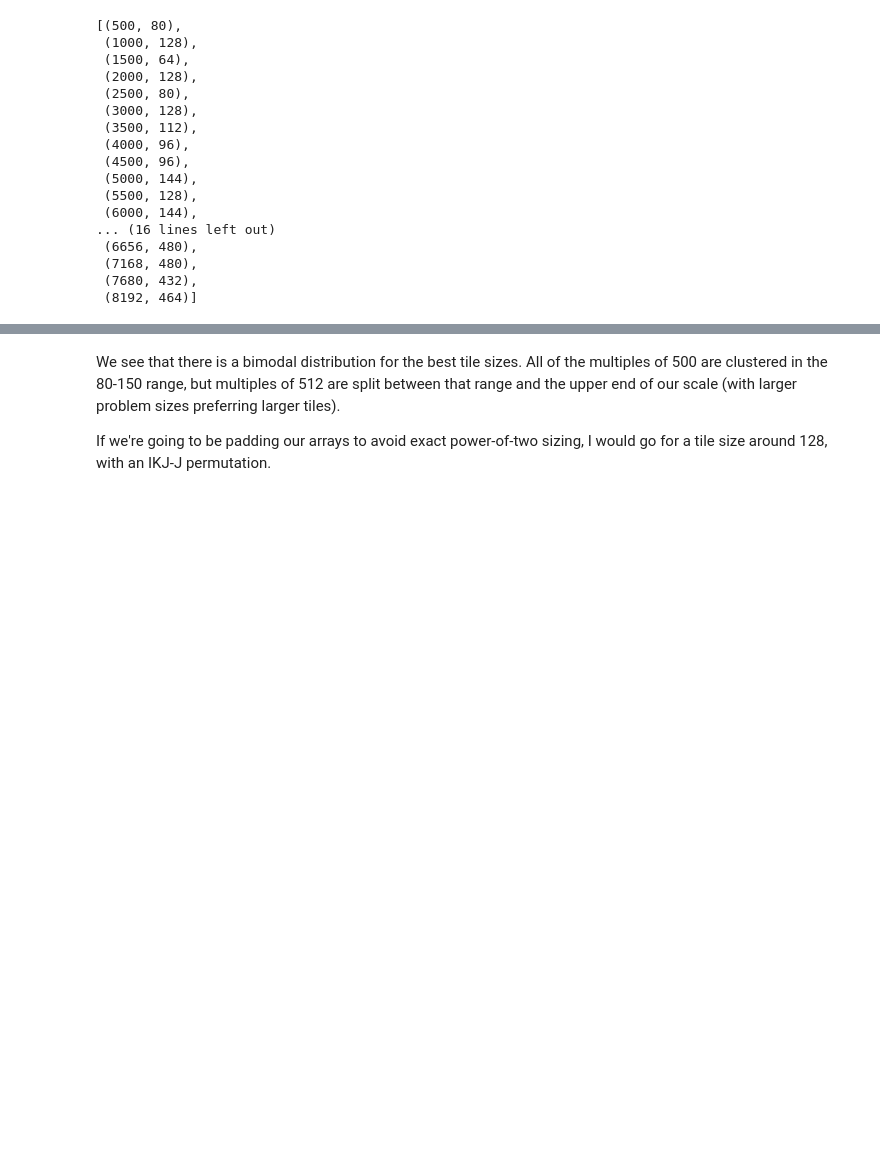
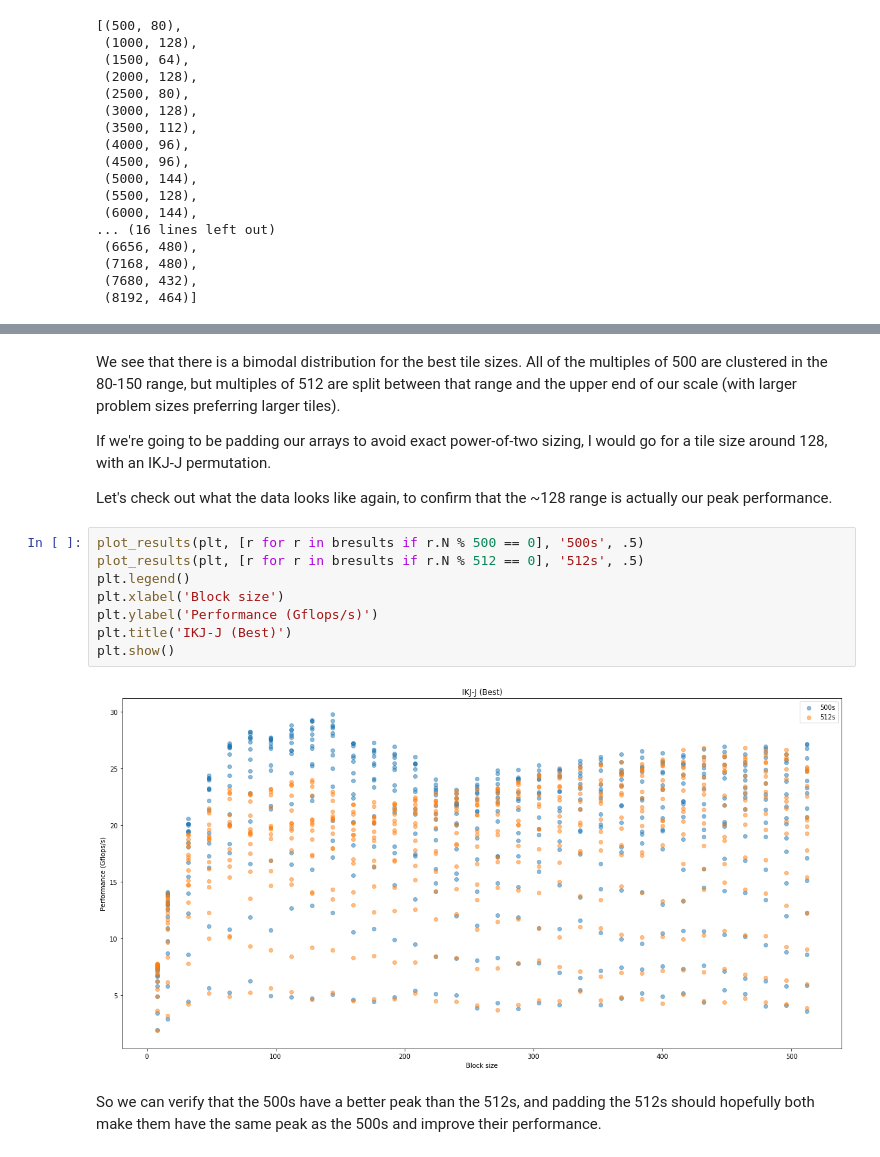
Before and after one commit to susMoose/parric-ttmm, a Jupyter notebook: results/plots_for_sanjay_12_20_2018.ipynb, the cells around one changed output, grey strips where cells are left out. Drawn from its saved outputs; the diff is of its cells as text; blank space fills up the shorter version.

Commit message:
for louis- fixed size stuff, notebook

```diff
--- a/results/plots_for_sanjay_12_20_2018.ipynb
+++ b/results/plots_for_sanjay_12_20_2018.ipynb
@@ -114,3 +116,17 @@ plt.show()
 We see that there is a bimodal distribution for the best tile sizes. All of the multiples of 500 are clustered in the 80-150 range, but multiples of 512 are split between that range and the upper end of our scale (with larger problem sizes preferring larger tiles).
 
 If we're going to be padding our arrays to avoid exact power-of-two sizing, I would go for a tile size around 128, with an IKJ-J permutation.
+
+Let's check out what the data looks like again, to confirm that the ~128 range is actually our peak performance.
+# %%
+plot_results(plt, [r for r in bresults if r.N % 500 == 0], '500s', .5)
+plot_results(plt, [r for r in bresults if r.N % 512 == 0], '512s', .5)
+plt.legend()
+plt.xlabel('Block size')
+plt.ylabel('Performance (Gflops/s)')
+plt.title('IKJ-J (Best)')
+plt.show()
+# %% [output]
+[figure, added]
+# %% [markdown]
+So we can verify that the 500s have a better peak than the 512s, and padding the 512s should hopefully both make them have the same peak as the 500s and improve their performance.
```
Also changed, not shown: parts of 6 cells of this notebook.
